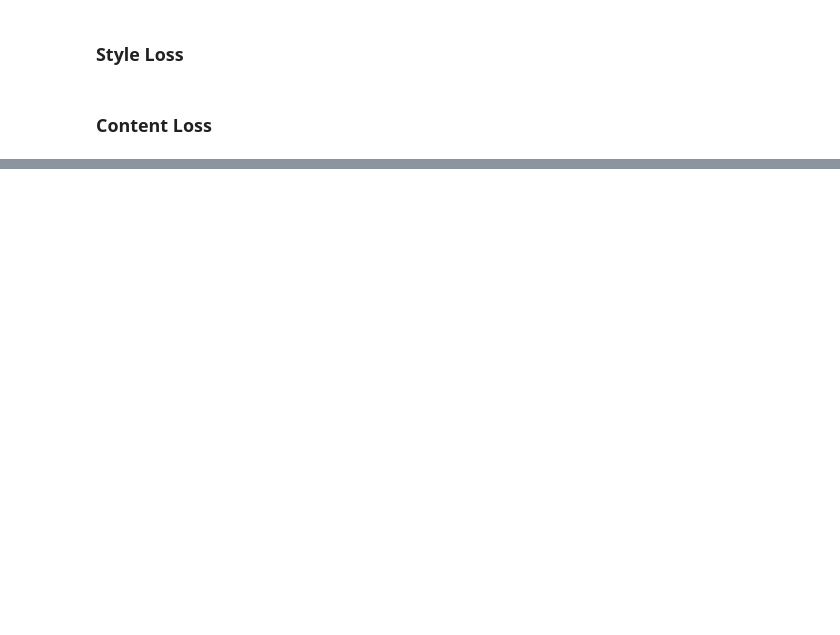
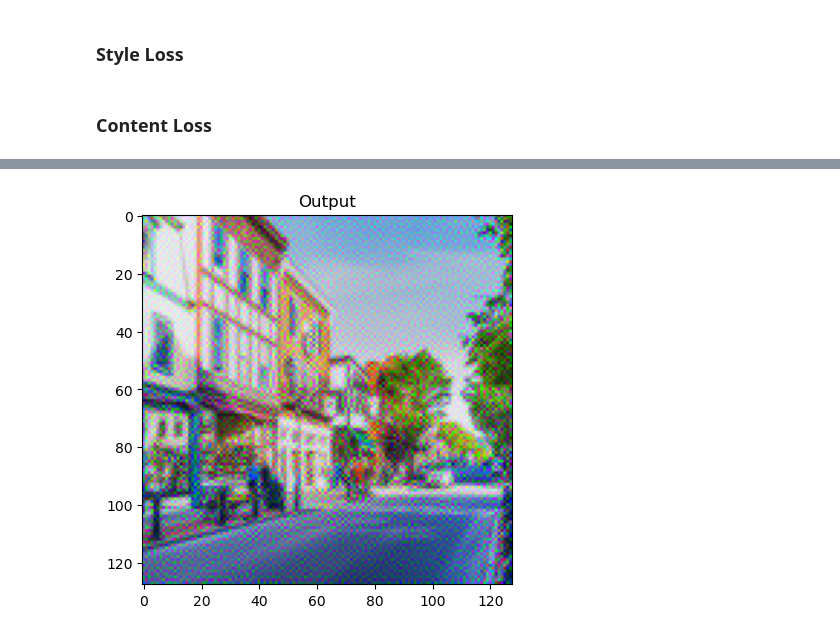
Before and after one commit to syfxie/Blend, a Jupyter notebook: style_transfer.ipynb, the cells around one changed output, grey strips where cells are left out. Cells and saved outputs as stored; diff of their text form; code cells hidden in the pictures; blank space fills up the shorter version.

```diff
--- a/style_transfer.ipynb
+++ b/style_transfer.ipynb
@@ -172,0 +153,4 @@ class ContentLoss(nn.Module):
+# %%
+def lbfgs_optimizer(input):
+    optimizer = torch.optim.LBFGS([input.requires_grad_()]) # records operations applied to the input image
+    return optimizer
@@ -172,0 +170,3 @@ class ContentLoss(nn.Module):
+# %%
+vgg_network = models.vgg19(weights='DEFAULT').features.to(device).eval()
+summary(vgg_network, (3, 224, 224))
@@ -172,0 +307,2 @@ class ContentLoss(nn.Module):
+# %%
+result = style_transfer(vgg_network, input_image, content_image, style_image)
@@ -172,0 +327,5 @@ class ContentLoss(nn.Module):
+# %%
+plt.figure()
+show_image(result, title='Output')
+# %% [output]
+[figure, added]
```
Also changed, not shown: parts of 25 cells of this notebook, 9 other files.
